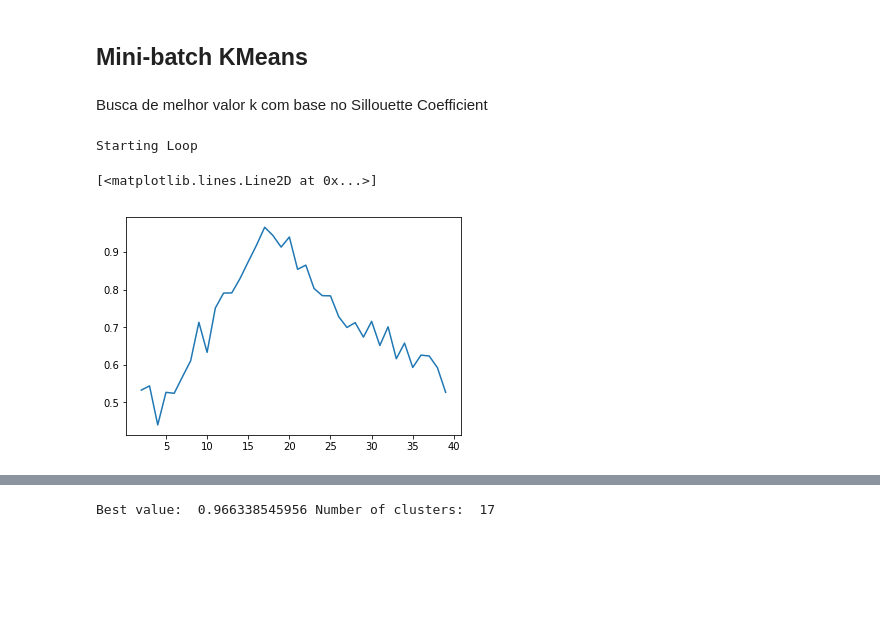
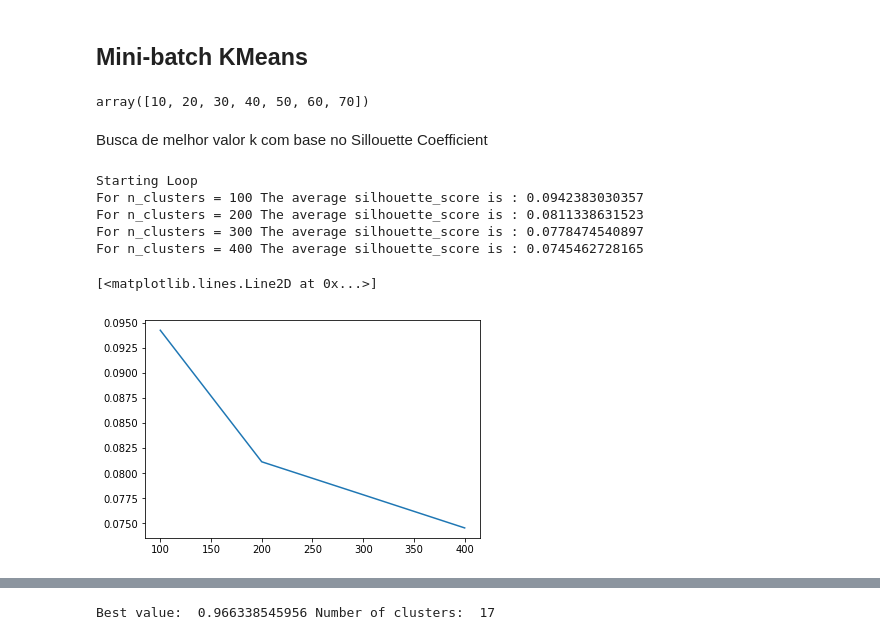
Before and after one commit to cseveriano/spatio-temporal-forecasting, a Jupyter notebook: notebooks/180426 - Oahu MiniBatch.ipynb, the cells around one changed output, grey strips where cells are left out. Saved outputs shown, nothing was run; the diff lists cells and outputs as text; code cells hidden in the pictures; blank space fills up the shorter version.

Commit message:
Cluster Partitioner

```diff
--- a/notebooks/180426 - Oahu MiniBatch.ipynb
+++ b/notebooks/180426 - Oahu MiniBatch.ipynb
@@ -111,0 +124,2 @@ ms_df = pd.read_pickle("cluster_df.pkl")
+# %%
+ms_df = train_residual_df
@@ -120,34 +136,42 @@ X = min_max_scaler.fit_transform(X)
 # %%
 from sklearn.cluster import MiniBatchKMeans
 from sklearn.metrics import silhouette_samples, silhouette_score
+# %%
+np.arange(10,100,10)
+# %% [output]
+array([10, 20, 30, 40, 50, 60, 70])
 # %% [markdown]
 Busca de melhor valor k com base no Sillouette Coefficient
 # %%
 batch_size = 1000
 init_size = 1000
-range_n_clusters = np.arange(2,40)
+#range_n_clusters = np.arange(2,40)
+range_n_clusters = np.arange(100,500,100)
 print("Starting Loop")
 results = []
 
 for n_clusters in range_n_clusters:
 
 #     print("Starting Mini-batch")
     clusterer = MiniBatchKMeans(init='k-means++', n_clusters=n_clusters, batch_size=batch_size, init_size=init_size,
                       n_init=1, verbose=False)
 #     print("Starting Fit predict")
     cluster_labels = clusterer.fit_predict(X)
 
     # The silhouette_score gives the average value for all the samples.
     # This gives a perspective into the density and separation of the formed
     # clusters
 #     print("Starting Silhouette")
     silhouette_avg = silhouette_score(X, cluster_labels, sample_size=10000)
-#     print("For n_clusters =", n_clusters,
-#           "The average silhouette_score is :", silhouette_avg)
+    print("For n_clusters =", n_clusters,"The average silhouette_score is :", silhouette_avg)
     results.append(silhouette_avg)
 
 plt.plot(range_n_clusters,results)
 # %% [output]
 Starting Loop
+For n_clusters = 100 The average silhouette_score is : 0.0942383030357
+For n_clusters = 200 The average silhouette_score is : 0.0811338631523
+For n_clusters = 300 The average silhouette_score is : 0.0778474540897
+For n_clusters = 400 The average silhouette_score is : 0.0745462728165
 [<matplotlib.lines.Line2D at 0x...>]
-[figure, old version]
+[figure, new version]
```
Also changed, not shown: parts of 14 cells of this notebook, 20 other files.
